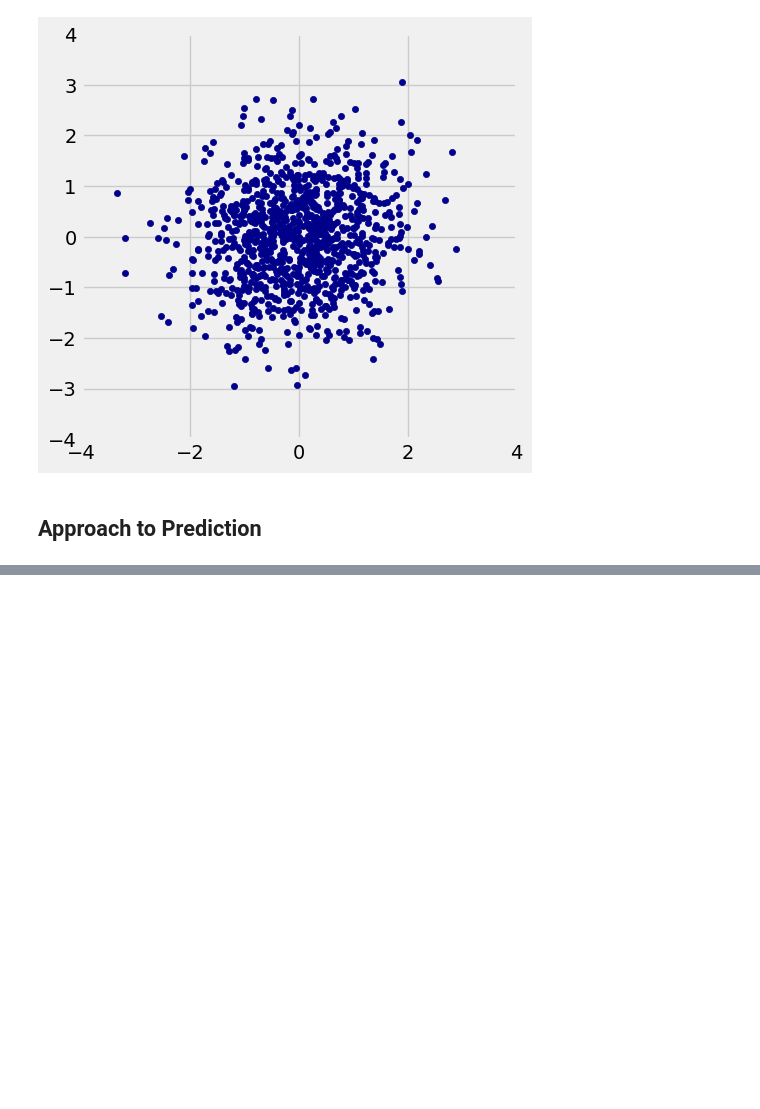
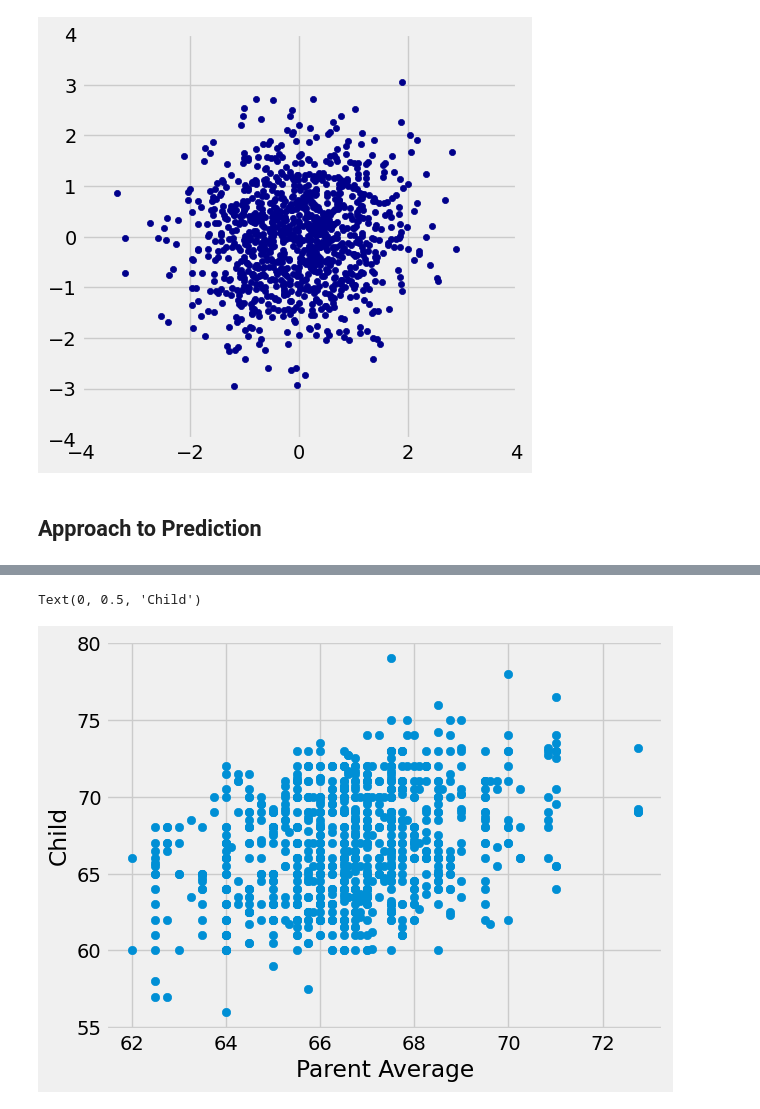
Before and after one commit to DylanPrinsloo/UCode, a Jupyter notebook: Year 1/Semester 1/Python/Lessons/session16.ipynb, the cells around one changed output, grey strips where cells are left out. Drawn from its saved outputs; the diff is of its cells as text; code cells hidden in the pictures; blank space fills up the shorter version.

```diff
--- a/Year 1/Semester 1/Python/Lessons/session16.ipynb
+++ b/Year 1/Semester 1/Python/Lessons/session16.ipynb
@@ -39,2 +55,4 @@ family_heights = pd.read_csv('C:/University/University Files/University-Code/Yea
 # %%
 # Average height of the parents
+parent_average_height = (family_heights['father'] + family_heights['mother'])/2
+parent_average_height
@@ -41,2 +72,6 @@ family_heights = pd.read_csv('C:/University/University Files/University-Code/Yea
 # %%
 # Create a new table called heights with a column titled 'Parent Average' with values of the array parent_avgs and also another column "Child" with values from the families table's column 'child'
+heights = pd.DataFrame()
+heights['Parent Average'] = parent_average_height
+heights['Child'] = family_heights['child']
+heights
@@ -43,2 +92,8 @@ family_heights = pd.read_csv('C:/University/University Files/University-Code/Yea
 # %%
-# PLot a Scatter plot with child on the y-axis and parent_avg on the y-axis
+# PLot a Scatter plot with child on the y-axis and parent_average_height on the y-axis
+plots.scatter(heights['Parent Average'], heights['Child'])
+plots.xlabel('Parent Average')
+plots.ylabel("Child")
+# %% [output]
+Text(0, 0.5, 'Child')
+[figure, added]
```
Also changed, not shown: parts of 11 cells of this notebook, 1 other file.
